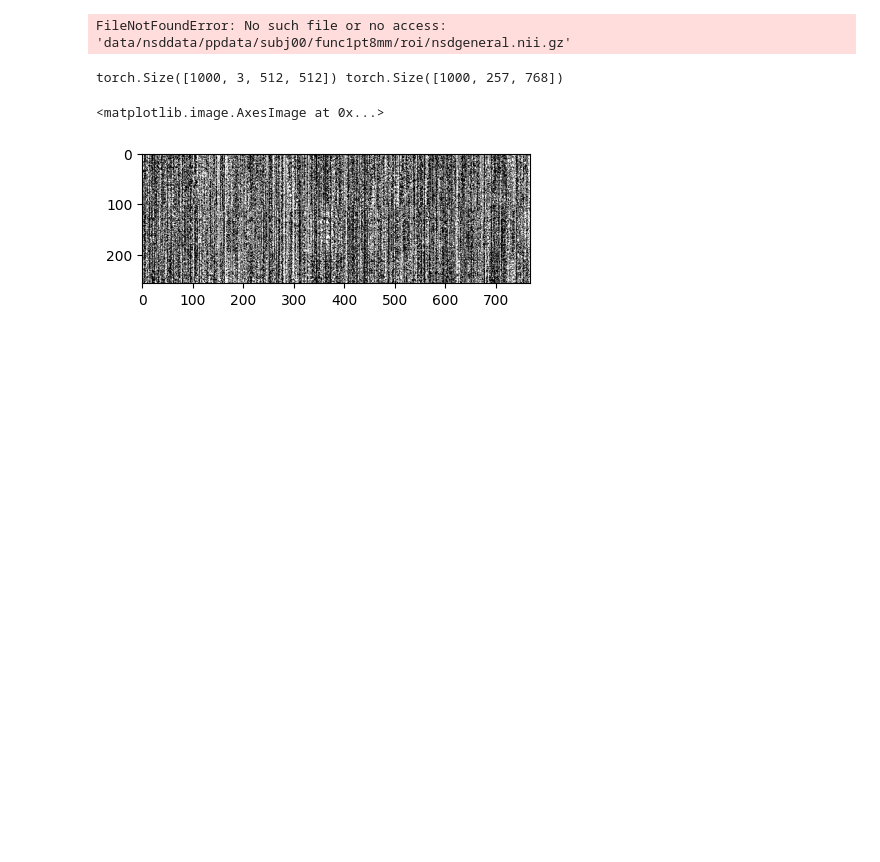
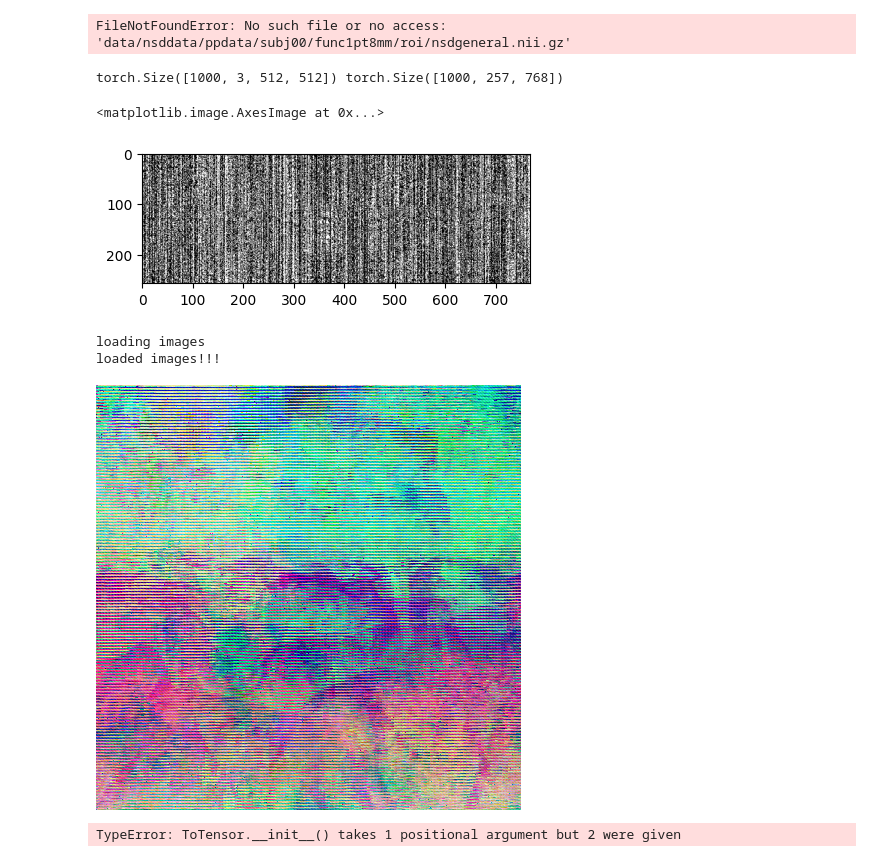
Before and after one commit to reesekneeland/Second-Sight, a Jupyter notebook: data/prepare_data.ipynb, the cells around one changed output. Cells and saved outputs as stored; diff of their text form; code cells hidden in the pictures; blank space fills up the shorter version.

```diff
--- a/data/prepare_data.ipynb
+++ b/data/prepare_data.ipynb
@@ -55,3 +55,33 @@ axes.imshow(recons_0_pil, cmap='gray')
 torch.Size([1000, 3, 512, 512]) torch.Size([1000, 257, 768])
 <matplotlib.image.AxesImage at 0x...>
 [figure]
+# %%
+import os
+import sys
+import torch
+import numpy as np
+import pandas as pd
+import argparse
+import torchvision.transforms as T
+import pickle
+from PIL import Image
+from IPython.display import display
+from tqdm import tqdm
+os.chdir("..")
+for subject in range(1,9):
+    print("loading images")
+    y = torch.load("data/preprocessed_data/subject{}/images.pt".format(subject)).requires_grad_(False).to("cpu")
+    print("loaded images!!!")
+    y_tensor = torch.zeros((y.shape[0], 3, 425, 425))
+    for i in tqdm(range(y.shape[0])):
+        pil_im = Image.fromarray(y[i].reshape((425, 425, 3)).numpy().astype(np.uint8))
+        # Display the PIL image
+        # display(pil_im)
+        tensor_im = T.ToTensor()(pil_im)
+        y_tensor[i] = tensor_im
+    torch.save(y_tensor, "data/preprocessed_data/subject{}/images_tensor.pt".format(subject))
+# %% [output]
+loading images
+loaded images!!!
+[figure, added]
+TypeError: ToTensor.__init__() takes 1 positional argument but 2 were given
```
Also changed, not shown: parts of 2 cells of this notebook, 41 other files.
